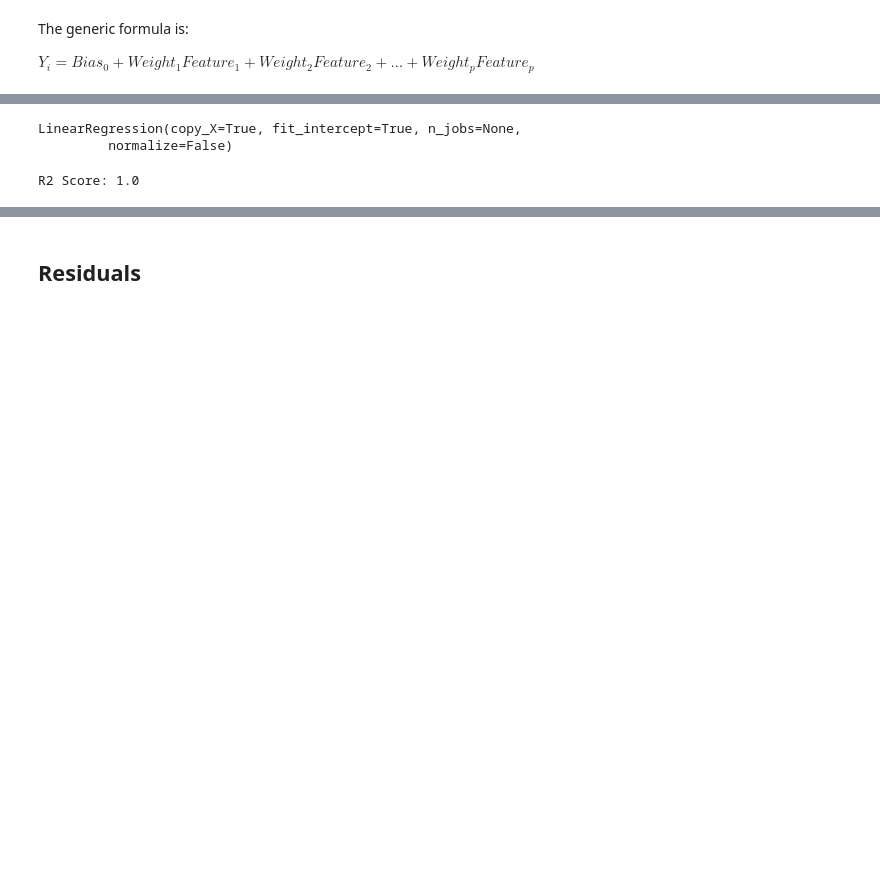
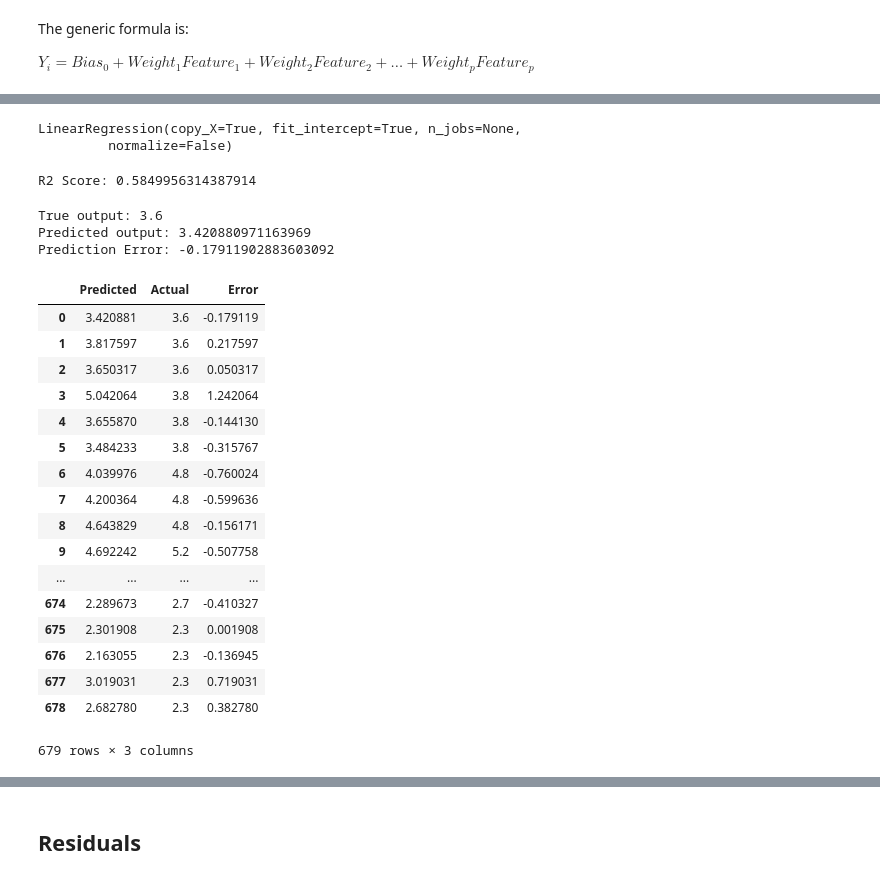
Before and after one commit to grean1010/EconomicPredictions, a Jupyter notebook: MachineLearningProj_Nunoo/2.Ins_Multiple_Linear_Regression_Sklearn.ipynb, the cells around one changed output, grey strips where cells are left out. Saved outputs shown, nothing was run; the diff lists cells and outputs as text; code cells hidden in the pictures; blank space fills up the shorter version.

```diff
--- a/MachineLearningProj_Nunoo/2.Ins_Multiple_Linear_Regression_Sklearn.ipynb
+++ b/MachineLearningProj_Nunoo/2.Ins_Multiple_Linear_Regression_Sklearn.ipynb
@@ -48,18 +58,44 @@ y=myData_df['gdp_change']
-# %%
-
-
-X, y = make_regression()
-model.fit(X, y)
-# %% [output]
-LinearRegression(copy_X=True, fit_intercept=True, n_jobs=None,
-         normalize=False)
 # %%
+# Create a linear model
+model = LinearRegression()
 
-model = LinearRegression()
-# Fitting our model with all of our features in X
+#Fitting our model with all of our features in X
 model.fit(X, y)
-
-score = model.score(X, y)
-print(f"R2 Score: {score}")
 # %% [output]
-R2 Score: 1.0
+LinearRegression(copy_X=True, fit_intercept=True, n_jobs=None,
+         normalize=False)
+# %%
+score = model.score(X, y)
+print(f"R2 Score: {score}")
+# %% [output]
+R2 Score: 0.5849956314387914
+# %%
+predictions = model.predict(X)
+print(f"True output: {y[0]}")
+print(f"Predicted output: {predictions[0]}")
+print(f"Prediction Error: {predictions[0]-y[0]}")
+# %% [output]
+True output: 3.6
+Predicted output: 3.420880971163969
+Prediction Error: -0.17911902883603092
+# %%
+pd.DataFrame({"Predicted": predictions, "Actual": y, "Error": predictions - y})[["Predicted", "Actual", "Error"]]
+# %% [output]
+|  | Predicted | Actual | Error |
+| 0 | 3.420881 | 3.6 | -0.179119 |
+| 1 | 3.817597 | 3.6 | 0.217597 |
+| 2 | 3.650317 | 3.6 | 0.050317 |
+| 3 | 5.042064 | 3.8 | 1.242064 |
+| 4 | 3.655870 | 3.8 | -0.144130 |
+| 5 | 3.484233 | 3.8 | -0.315767 |
+| 6 | 4.039976 | 4.8 | -0.760024 |
+| 7 | 4.200364 | 4.8 | -0.599636 |
+| 8 | 4.643829 | 4.8 | -0.156171 |
+| 9 | 4.692242 | 5.2 | -0.507758 |
+| ... | ... | ... | ... |
+| 674 | 2.289673 | 2.7 | -0.410327 |
+| 675 | 2.301908 | 2.3 | 0.001908 |
+| 676 | 2.163055 | 2.3 | -0.136945 |
+| 677 | 3.019031 | 2.3 | 0.719031 |
+| 678 | 2.682780 | 2.3 | 0.382780 |
+679 rows × 3 columns
```
Also changed, not shown: parts of 8 cells of this notebook, 7 other files.
